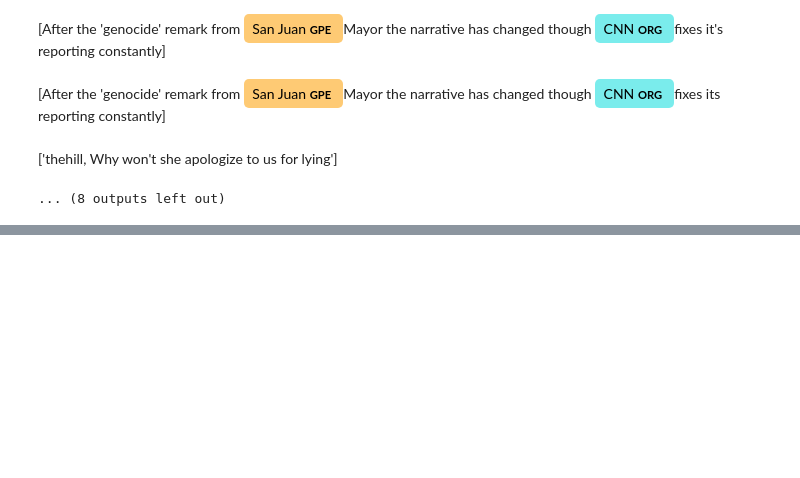
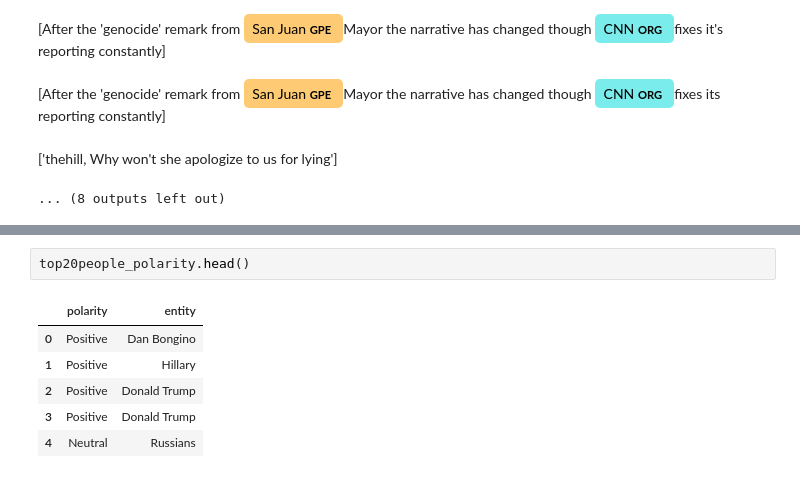
Before and after one commit to gcdunn/twitter-sockpuppet-nlp, a Jupyter notebook: NER.ipynb, the cells around one changed output, grey strips where cells are left out. Cells and saved outputs as stored; diff of their text form; blank space fills up the shorter version.

```diff
--- a/NER.ipynb
+++ b/NER.ipynb
@@ -88,0 +211,9 @@ for i in range(20):
+# %%
+top20people_polarity.head()
+# %% [output]
+|  | polarity | entity |
+| 0 | Positive | Dan Bongino |
+| 1 | Positive | Hillary |
+| 2 | Positive | Donald Trump |
+| 3 | Positive | Donald Trump |
+| 4 | Neutral | Russians |
```
Also changed, not shown: parts of 14 cells of this notebook.
